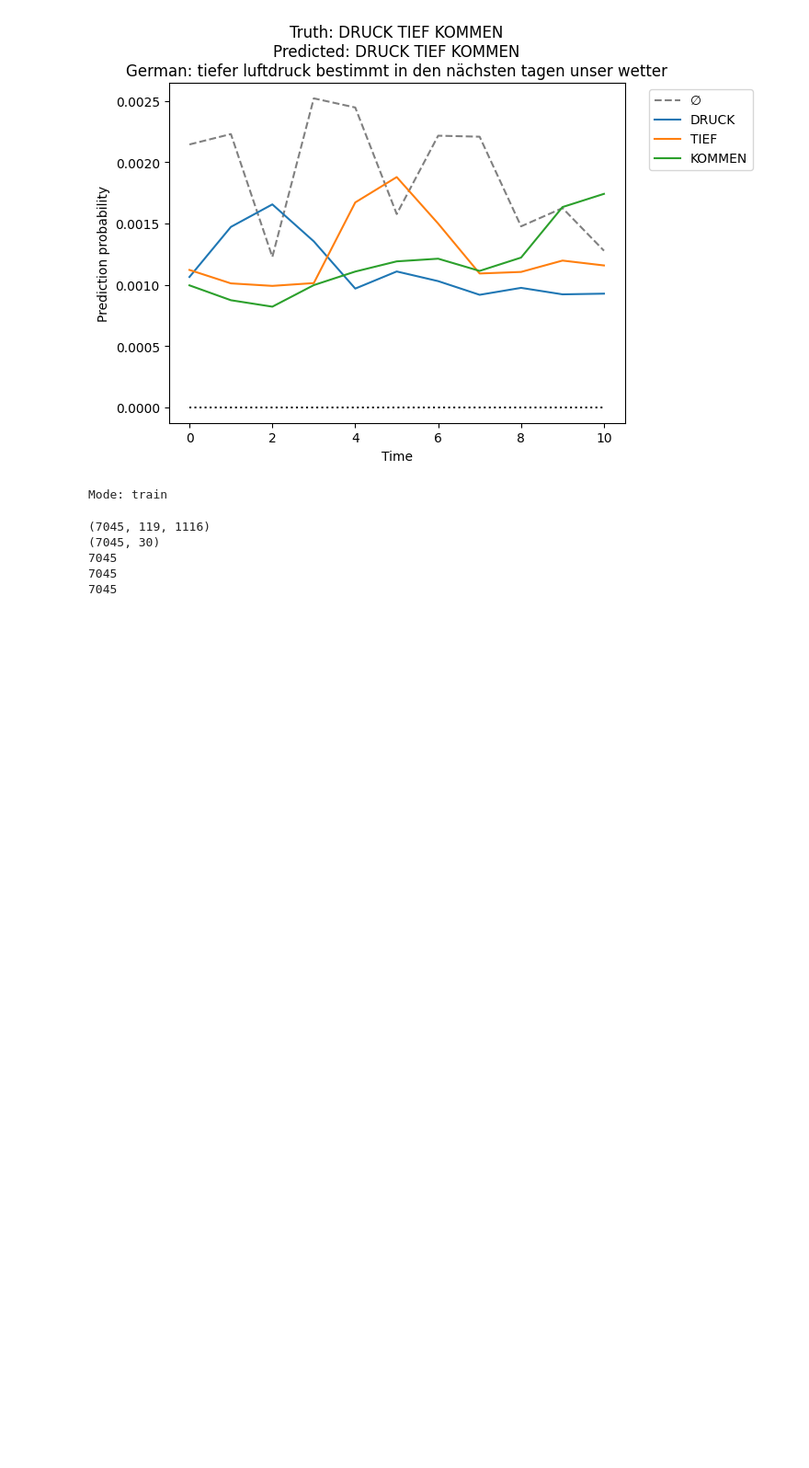
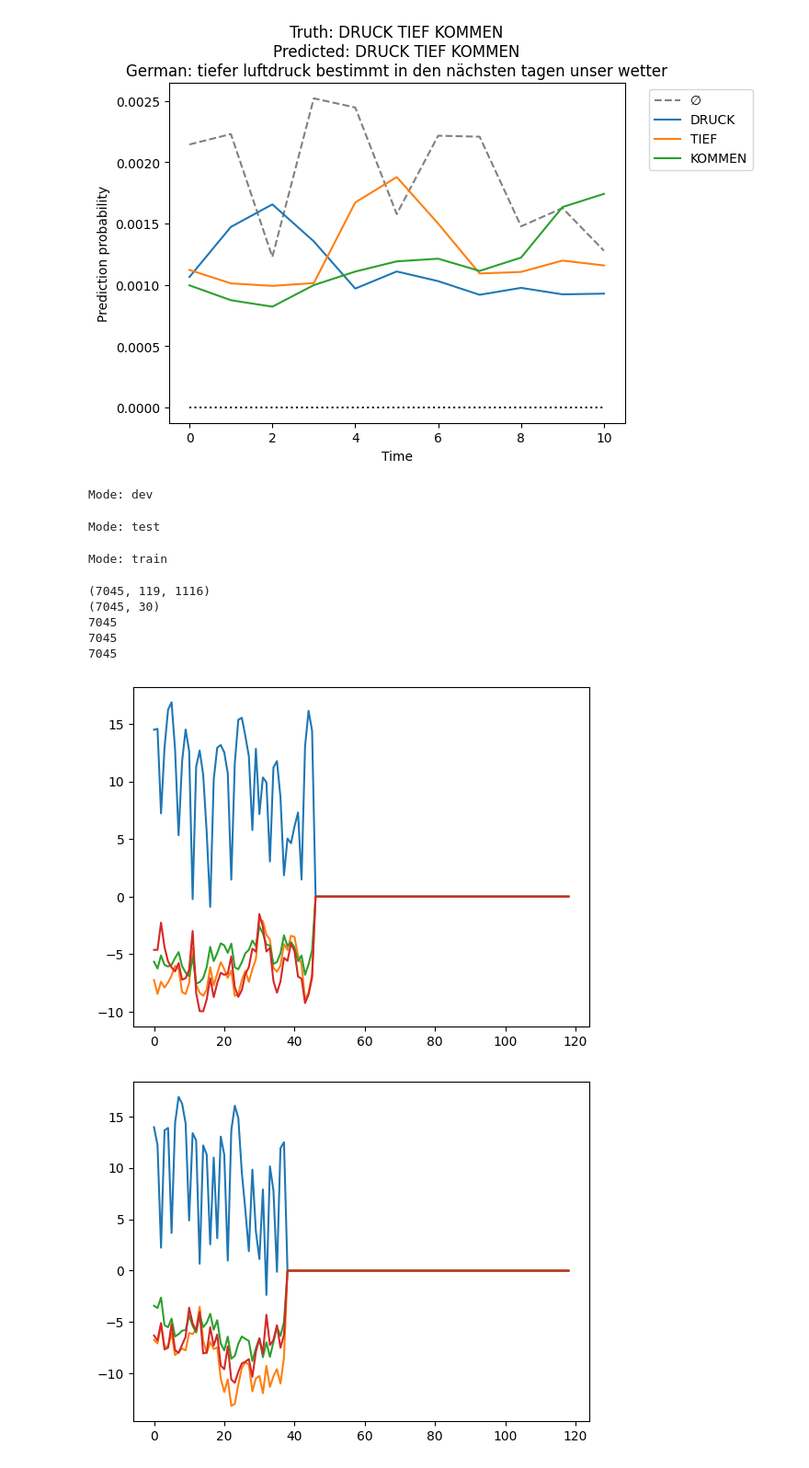
Before and after one commit to pabloqb2000/Temporal-Lift-Pooling, a Jupyter notebook: output_processing.ipynb, the cells around one changed output. Shown at 92% size. Drawn from its saved outputs; the diff is of its cells as text; code cells hidden in the pictures; blank space fills up the shorter version.

Commit message:
Added sanity checks

```diff
--- a/output_processing.ipynb
+++ b/output_processing.ipynb
@@ -126,7 +126,7 @@ plot_data(ret_data[idx])
 # %%
 def stack_data(ret_data, seq_len=119, label_len=30):
     seq_shape, label_shape = (seq_len, 1116), (label_len)
-    modes = ["train"] #["dev", "test", "train"]
+    modes = ["dev", "test", "train"]
     save_keys = ["sequence_logits", "labels", "glosses", "translation", "predictions"]
     modes_dict = {m:{k:[] for k in save_keys} for m in modes}
 
@@ -153,6 +153,8 @@ def stack_data(ret_data, seq_len=119, label_len=30):
 
 ret = stack_data(ret_data)
 # %% [output]
-Mode: train
+Mode: dev
+Mode: test
+Mode: train
 # %%
 def save_stacked_data(ret_data):
@@ -186,3 +188,21 @@ save_stacked_data(ret)
 7045
 7045
 7045
+# %%
+def check_data(m="train"):
+    base_dir = f"../fpt4slt/data/probs/"
+    file_name = f"tlp_output_{m}.json"
+    with open(base_dir + file_name, "r") as f:
+        data = json.load(f)
+        logits = np.load(base_dir + data['sequence_logits'].split("/")[-1])
+        return data, logits
+dev_data, dev_logits = check_data("dev")
+test_data, test_logits = check_data("test")
+train_data, train_logits = check_data("train")
+# %%
+for i in [0,1,19,14,200]:
+    plt.plot(test_logits[i,:,[0,1,2,3]].T)
+    plt.show()
+# %% [output]
+[figure, added]
+[figure, added]
```
Also changed, not shown: parts of 2 cells of this notebook.
